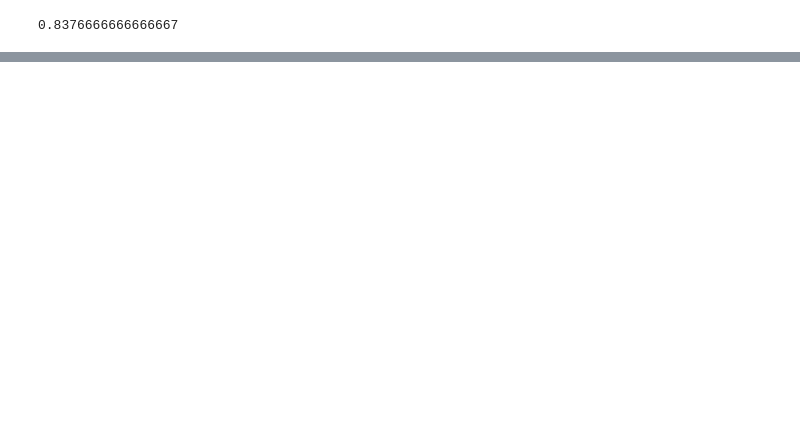
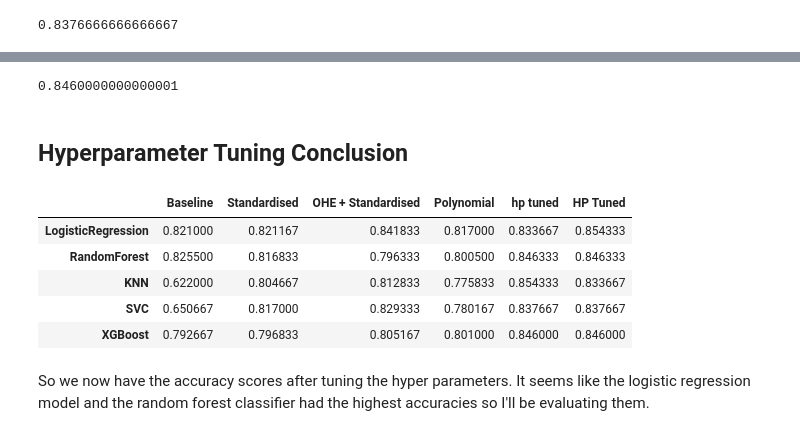
Before and after one commit to Zenoix/Heart-Disease-Dataset, a Jupyter notebook: notebook.ipynb, the cells around one changed output, grey strips where cells are left out. Cells and saved outputs as stored; diff of their text form; code cells hidden in the pictures; blank space fills up the shorter version.

Commit message:
XGBoost

```diff
--- a/notebook.ipynb
+++ b/notebook.ipynb
@@ -826,0 +839,3 @@ grid_search.best_score_
+# %%
+best_scores["SVC"] = grid_search.best_score_
+grid_search.best_score_
@@ -842,7 +859,7 @@ param_grid = {
 
 }
 
-pipe = make_pipeline(XGBClassifier())
+pipe = make_pipeline(XGBClassifier(eval_metric="logloss", use_label_encoder=False))
 
 rand_search = RandomizedSearchCV(pipe, param_distributions=param_grid, n_iter=100, cv=skf, scoring="accuracy", random_state=7, n_jobs=-1)
 rand_search.fit(X_train, y_train)
@@ -861,3 +876,29 @@ The use of label encoder in XGBClassifier is deprecated and will be removed in a
 rand_search.best_score_
 # %% [output]
 0.8376666666666667
+# %%
+# param_grid = {
+#     "xgbclassifier__learning_rate": [0.04, 0.05, 0.06, 0.07, 0.08],
+#     "xgbclassifier__gamma": np.arange(0, 0.2, 0.05),
+#     "xgbclassifier__reg_alpha": [0.7, 0.8, 0.9, 1, 1.1],
+#     "xgbclassifier__reg_lambda": [0.6, 0.7, 0.8, 0.9, 1],
+#     "xgbclassifier__max_depth": np.arange(1, 4, 1),
+#     "xgbclassifier__subsample": np.arange(0.5, 0.9, 0.1),
+#     "xgbclassifier__colsample_bytree": [0.7, 0.8, 0.9],
+# }
+
+# grid_search = GridSearchCV(pipe, param_grid=param_grid, cv=skf, scoring="accuracy", n_jobs=-1)
+# grid_search.fit(X_train, y_train)
+# grid_search.best_params_
+
+xgb_best_params = {'xgbclassifier__colsample_bytree': [0.8],
+ 'xgbclassifier__gamma': [0.0],
+ 'xgbclassifier__learning_rate': [0.05],
+ 'xgbclassifier__max_depth': [1],
+ 'xgbclassifier__reg_alpha': [0.9],
+ 'xgbclassifier__reg_lambda': [1],
+ 'xgbclassifier__subsample': [0.5]}
+
+grid_search = GridSearchCV(pipe, param_grid=xgb_best_params, cv=skf, scoring="accuracy", n_jobs=-1)
+grid_search.fit(X_train, y_train)
+grid_search.best_params_
@@ -863,0 +913,20 @@ rand_search.best_score_
+# %%
+best_scores["XGBoost"] = grid_search.best_score_
+grid_search.best_score_
+# %% [output]
+0.8460000000000001
+# %% [markdown]
+## Hyperparameter Tuning Conclusion
+# %%
+best_scores
+model_scores["HP Tuned"] = pd.Series(best_scores)
+model_scores
+# %% [output]
+|  | Baseline | Standardised | OHE + Standardised | Polynomial | hp tuned | HP Tuned |
+| LogisticRegression | 0.821000 | 0.821167 | 0.841833 | 0.817000 | 0.833667 | 0.854333 |
+| RandomForest | 0.825500 | 0.816833 | 0.796333 | 0.800500 | 0.846333 | 0.846333 |
+| KNN | 0.622000 | 0.804667 | 0.812833 | 0.775833 | 0.854333 | 0.833667 |
+| SVC | 0.650667 | 0.817000 | 0.829333 | 0.780167 | 0.837667 | 0.837667 |
+| XGBoost | 0.792667 | 0.796833 | 0.805167 | 0.801000 | 0.846000 | 0.846000 |
+# %% [markdown]
+So we now have the accuracy scores after tuning the hyper parameters. It seems like the logistic regression model and the random forest classifier had the highest accuracies so I'll be evaluating them.
```
Also changed, not shown: parts of 10 cells of this notebook.
